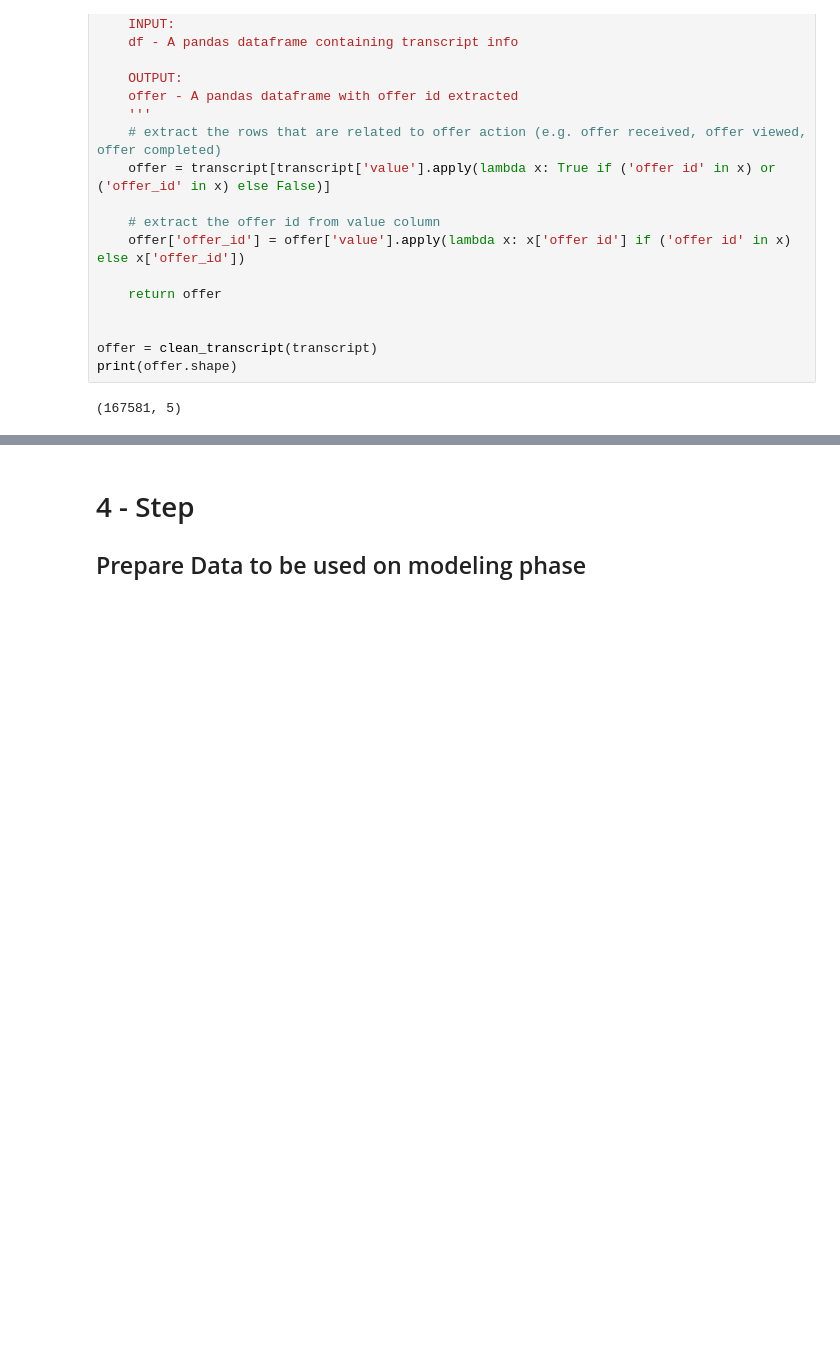
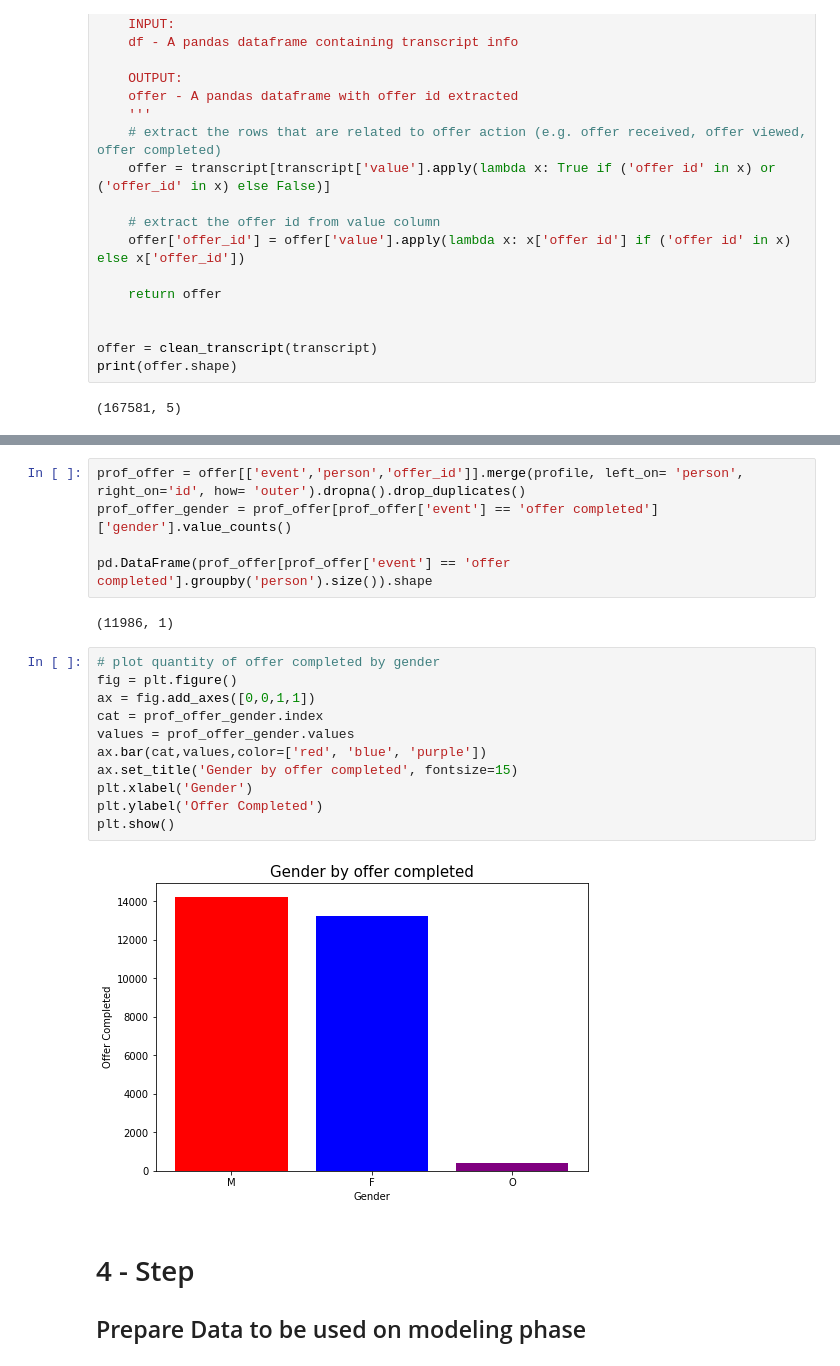
Before and after one commit to Gutelvam/Starbucks-Recommendation-System, a Jupyter notebook: Starbucks_Capstone_notebook.ipynb, the cells around one changed output, grey strips where cells are left out. Cells and saved outputs as stored; diff of their text form; blank space fills up the shorter version.

```diff
--- a/Starbucks_Capstone_notebook.ipynb
+++ b/Starbucks_Capstone_notebook.ipynb
@@ -443,6 +460,26 @@ offer[offer['person'] == '0009655768c64bdeb2e877511632db8f'].head()
 | 113605 | offer received | 0009655768c64bdeb2e877511632db8f | 336 | {'offer id': '3f207df678b143eea3c... | 3f207df678b143eea3cee63160fa8bed |
 | 139992 | offer viewed | 0009655768c64bdeb2e877511632db8f | 372 | {'offer id': '3f207df678b143eea3c... | 3f207df678b143eea3cee63160fa8bed |
 | 153401 | offer received | 0009655768c64bdeb2e877511632db8f | 408 | {'offer id': 'f19421c1d4aa40978eb... | f19421c1d4aa40978ebb69ca19b0e20d |
+# %%
+prof_offer = offer[['event','person','offer_id']].merge(profile, left_on= 'person', right_on='id', how= 'outer').dropna().drop_duplicates()
+prof_offer_gender = prof_offer[prof_offer['event'] == 'offer completed']['gender'].value_counts()
+
+pd.DataFrame(prof_offer[prof_offer['event'] == 'offer completed'].groupby('person').size()).shape
+# %% [output]
+(11986, 1)
+# %%
+# plot quantity of offer completed by gender
+fig = plt.figure()
+ax = fig.add_axes([0,0,1,1])
+cat = prof_offer_gender.index
+values = prof_offer_gender.values
+ax.bar(cat,values,color=['red', 'blue', 'purple'])
+ax.set_title('Gender by offer completed', fontsize=15)
+plt.xlabel('Gender')
+plt.ylabel('Offer Completed')
+plt.show()
+# %% [output]
+[figure, added]
 # %% [markdown]
 # 4 - Step
 
```
Also changed, not shown: parts of 35 cells of this notebook, 3 other files.
